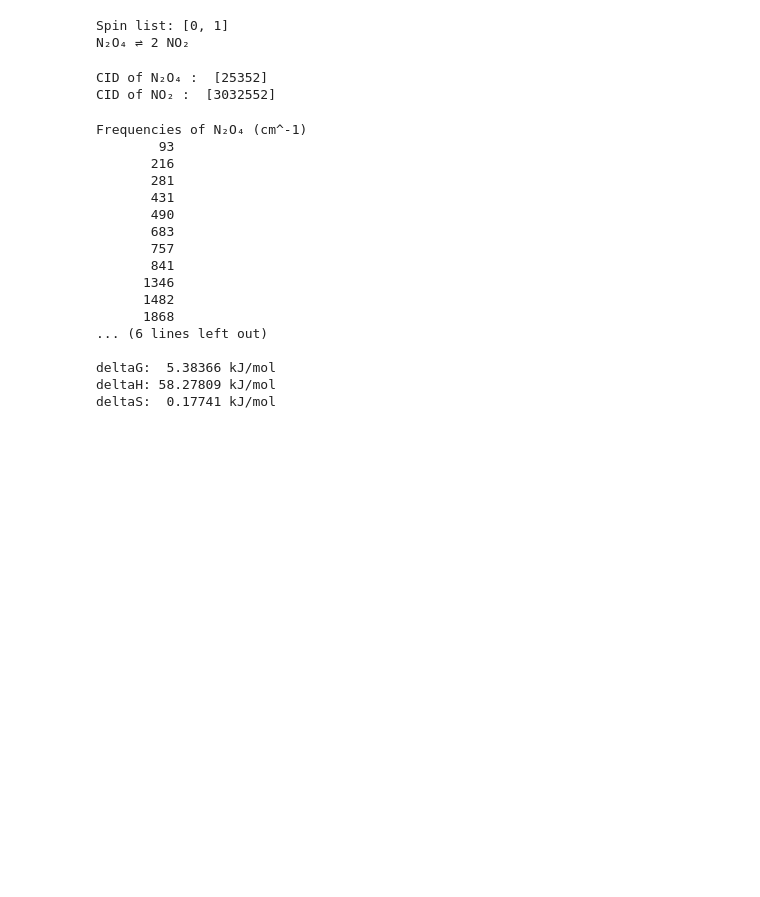
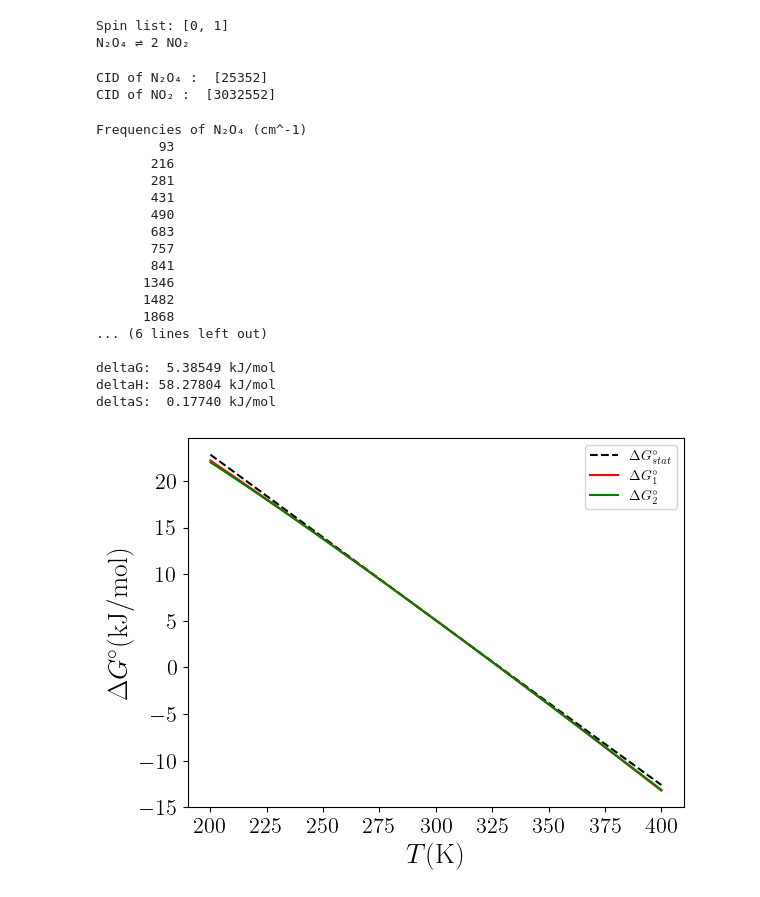
Before and after one commit to emartineznunez/Kp, a Jupyter notebook: Stat_Thermo.ipynb, the cells around one changed output. Drawn from its saved outputs; the diff is of its cells as text; code cells hidden in the pictures; blank space fills up the shorter version.

```diff
--- a/Stat_Thermo.ipynb
+++ b/Stat_Thermo.ipynb
@@ -23,5 +9,5 @@ Requirement already satisfied: six in /usr/local/lib/python3.11/dist-packages (f
 # %%
-#@title Function to determine Gibbs free energy and entropy from statistical thermodynamics
+#@title _Constants and functions used in this Notebook_
 
 # Defining some constants
 m_u    = 1.66053886e-27      # atomic mass constant in kg
@@ -37,8 +23,16 @@ H2kJ   = 2625.5              # Hartree to kJ/mol
 Rbar   = 0.0831447           # R in bar L / (mol K)
 Rkcal  = 1.9872036e-3        # R in kcal mol-1 K-1
 
+import numpy as np
+import matplotlib.pyplot as plt
 
-import numpy as np
+def deltaG1_T(DH0,DS0,delta_nu,T):
+  theta = 298.15 / T
+  return DH0 - T * DS0 +  4 * delta_nu * R * T * ( 1 - theta + np.log(theta))
+
+def deltaG2_T(DH0,DS0,delta_nu,T):
+  theta = 298.15 / T
+  return DH0 - T * DS0 - 2 * delta_nu * R * T * (theta - 1) ** 2
 
 def G_m_0(temp,m,A,B,C,lin_A,nat_A,sigma,spin,*freq):
   import math
@@ -94,6 +88,14 @@ def S_m_0(temp,m,A,B,C,lin_A,nat_A,sigma,spin,*freq):
   S_e = R * np.log(q_e)
   S = St + Sr + Sv + S_e
   return S
+
+def deltaG_comput_t(temp):
+  gcorr = []
+  g = []
+  for k,ele in enumerate(keys):
+    gcorr.append(G_m_0(temp,sum(mass[k]),A[k],B[k],C[k],lin[k],natom[k],sigma[k],spin[k],*freq_info[k]['freq_wavenumber']))
+    g.append( (e0[k] +zpe[k]) * H2kJ + gcorr[k] )
+  return 2 * g[1] - g[0]
 # %%
 #@title Using [Chempy](https://pypi.org/project/chempy/)
 
@@ -228,11 +229,9 @@ for k,ele in enumerate(keys):
   zpe.append(thermo_info['ZPE'][0])
   thermos.append(thermo_info)
 # %%
-#@title Computing DeltaG0 using the RRHO approximation and further approximations explained above (
+#@title Computing $\Delta G^{\circ}$ using the RRHO approximation and further approximations explained above ($\Delta G^{\circ}_1$ and $\Delta G^{\circ}_2$)
 
-#from x3dase.visualize import view_x3d_n
-#from ase.io import read
-#import IPython
+import IPython
 
 gcorr = []
 g = []
@@ -245,35 +244,51 @@ for k,ele in enumerate(keys):
   g.append( (e0[k] + zpe[k]) * H2kJ + gcorr[k] )
   s.append(S_m_0(temp,sum(mass[k]),A[k],B[k],C[k],lin[k],natom[k],sigma[k],spin[k],*freq_info[k]['freq_wavenumber']))
   print('Frequencies of',Substance.from_formula(ele).unicode_name,'(cm^-1)')
   for ifreq in freq_info[k]['freq_wavenumber']:
     print('%10.0f' % ifreq)
   gto.tofile(mol_eq[k],str(keys[k])+'_opt.xyz')
   print("")
 
-
 deltaG = (2 * g[1] - g[0])
 deltaS = (2 * s[1] - s[0])
 deltaH = deltaG  + temp * deltaS
 
 print('deltaG: %8.5f kJ/mol' % deltaG)
 print('deltaH: %8.5f kJ/mol' % deltaH)
 print('deltaS: %8.5f kJ/mol' % deltaS)
+
+T = np.linspace(200,400,100)
+
+plt.rcParams['text.usetex'] = True
+
+plt.plot(T,deltaG_comput_t(T),'--',color='black',label='$\Delta G^{\circ}_{stat}$')
+plt.plot(T,deltaG1_T(deltaH,deltaS,1,T),color='red',label='$\Delta G^{\circ}_1$')
+plt.plot(T,deltaG2_T(deltaH,deltaS,1,T),color='green',label='$\Delta G^{\circ}_2$')
+plt.xticks(fontsize=16)
+plt.yticks(fontsize=16)
+plt.ylabel('$\Delta G^{\circ} (\mathrm{kJ/mol})$',fontsize=20)
+plt.xlabel('$T (\mathrm{K})$',fontsize=20)
+plt.legend()
+plt.savefig("deltaG.svg",bbox_inches='tight')
+
+plt.show()
 # %% [output]
 Frequencies of N₂O₄ (cm^-1)
         93
        216
        281
        431
        490
        683
        757
        841
       1346
       1482
       1868
 ... (6 lines left out)
 
-deltaG:  5.38366 kJ/mol
-deltaH: 58.27809 kJ/mol
-deltaS:  0.17741 kJ/mol
+deltaG:  5.38549 kJ/mol
+deltaH: 58.27804 kJ/mol
+deltaS:  0.17740 kJ/mol
+[figure, added]
 # %%
```
Also changed, not shown: parts of 4 cells of this notebook.
